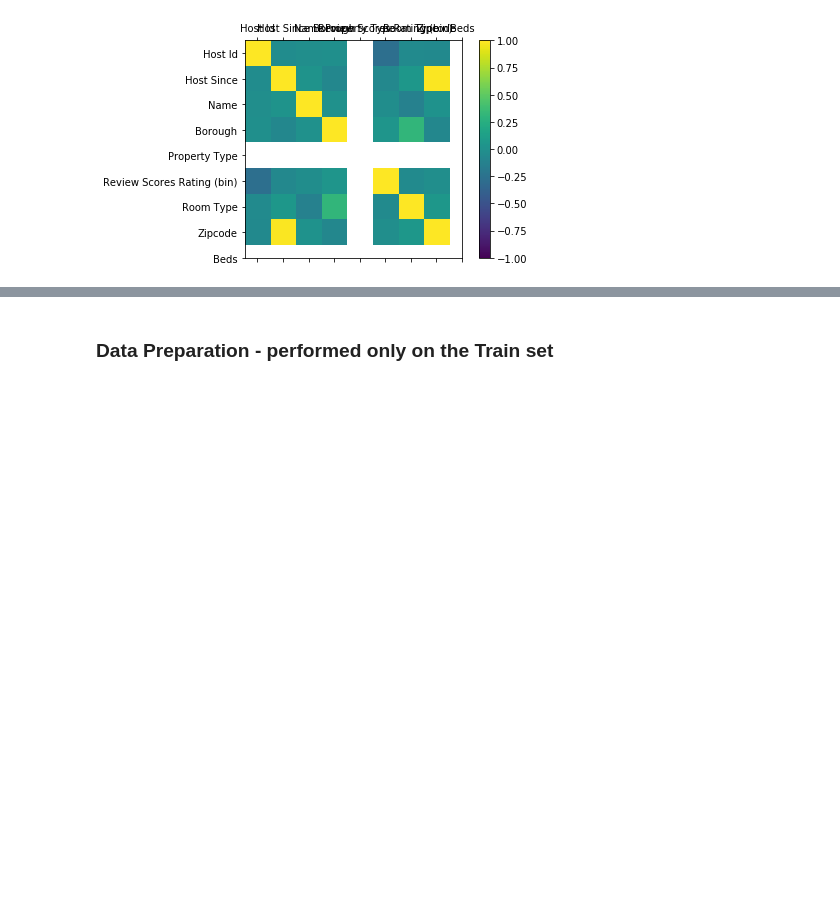
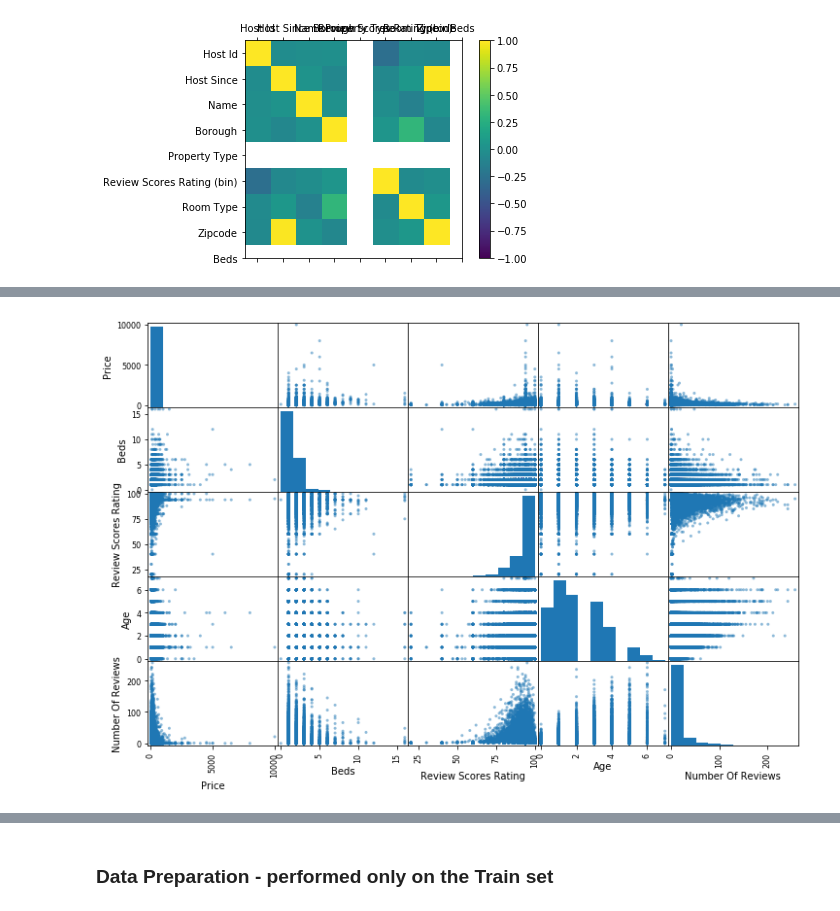
Before and after one commit to fhuadeen/TOW-Airbnb-DM, a Jupyter notebook: TOW Airbnb Data.ipynb, the cells around one changed output, grey strips where cells are left out. Saved outputs shown, nothing was run; the diff lists cells and outputs as text; code cells hidden in the pictures; blank space fills up the shorter version.

```diff
--- a/TOW Airbnb Data.ipynb
+++ b/TOW Airbnb Data.ipynb
@@ -206,0 +221,10 @@ plt.show()
+# %%
+# scatter matrix on the train set
+from pandas import scatter_matrix
+
+attributes = ['Price', 'Beds', 'Review Scores Rating', 'Age', 'Number Of Reviews']
+
+scatter_matrix(Train[attributes], figsize=(12,8))
+plt.show()
+# %% [output]
+[figure, added]
```
Also changed, not shown: parts of 15 cells of this notebook.
